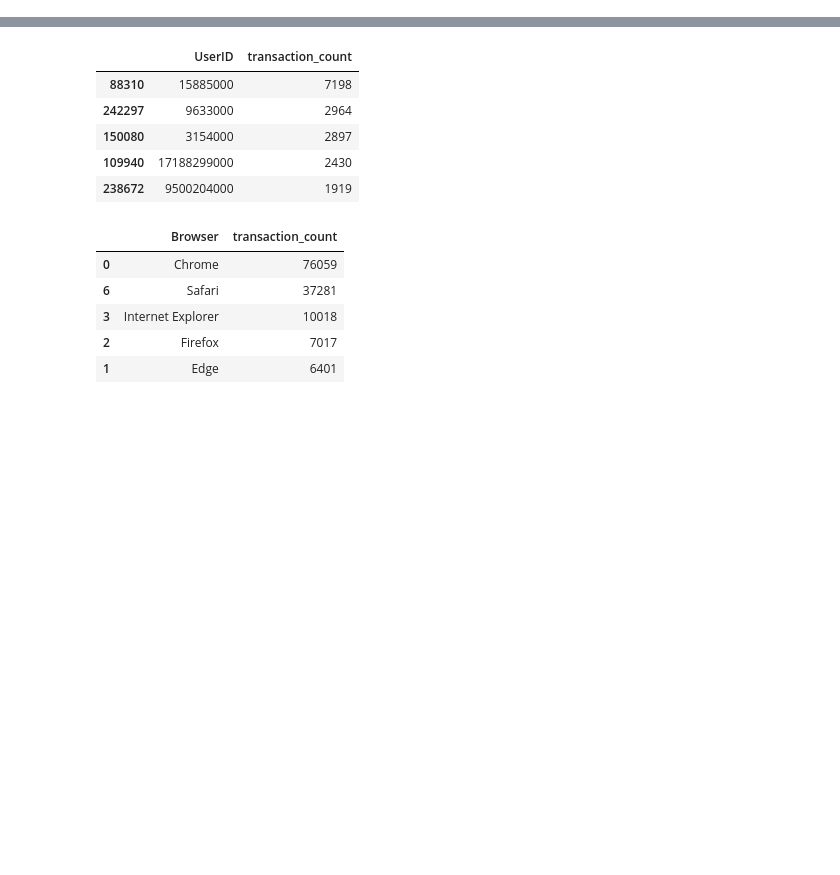
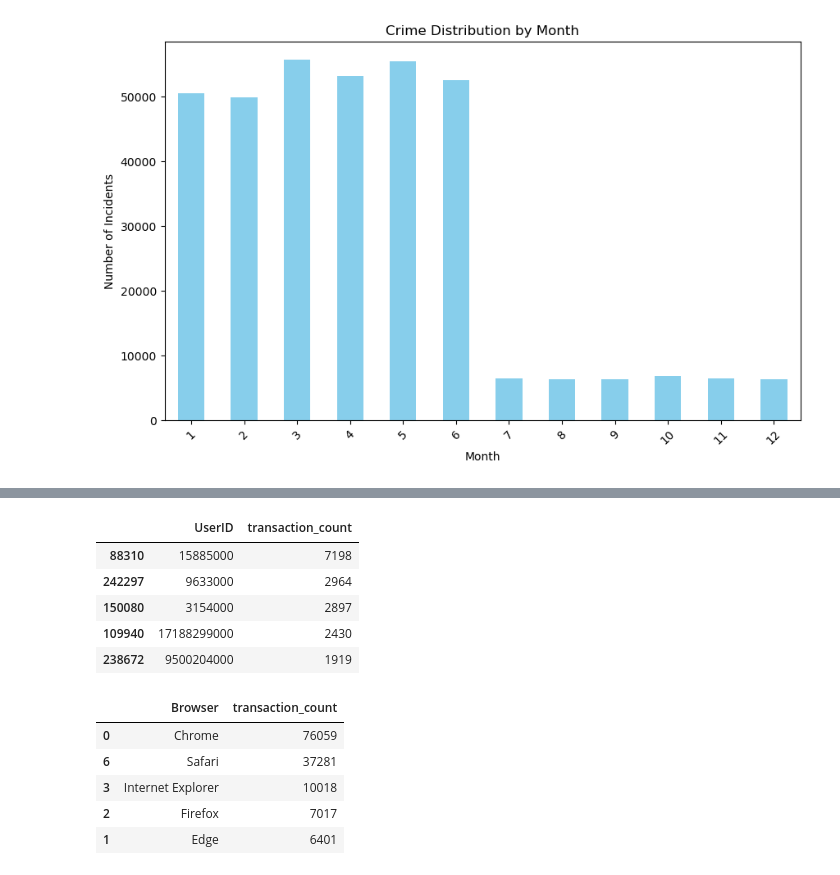
Before and after one commit to Vitorhgbds/data-visualization, a Jupyter notebook: src/data_cleaning.ipynb, the cells around one changed output, grey strips where cells are left out. Drawn from its saved outputs; the diff is of its cells as text; code cells hidden in the pictures; blank space fills up the shorter version.

```diff
--- a/src/data_cleaning.ipynb
+++ b/src/data_cleaning.ipynb
@@ -8,0 +140,16 @@ transaction_dataset = pd.read_csv(r'../dataset/train_transaction.csv')
+# %%
+def plot_crime_distribution_by_month(data):
+    data['MES'] = data['MES'].astype(int)  # Ensure the month column is of type int
+    incidents_by_month = data['MES'].value_counts().sort_index()
+
+    plt.figure(figsize=(10, 6))
+    incidents_by_month.plot(kind='bar', color='skyblue')
+    plt.title('Crime Distribution by Month')
+    plt.xlabel('Month')
+    plt.ylabel('Number of Incidents')
+    plt.xticks(rotation=45)
+    plt.show()
+
+plot_crime_distribution_by_month(sampled_data)
+# %% [output]
+[figure, added]
```
Also changed, not shown: parts of 21 cells of this notebook.
